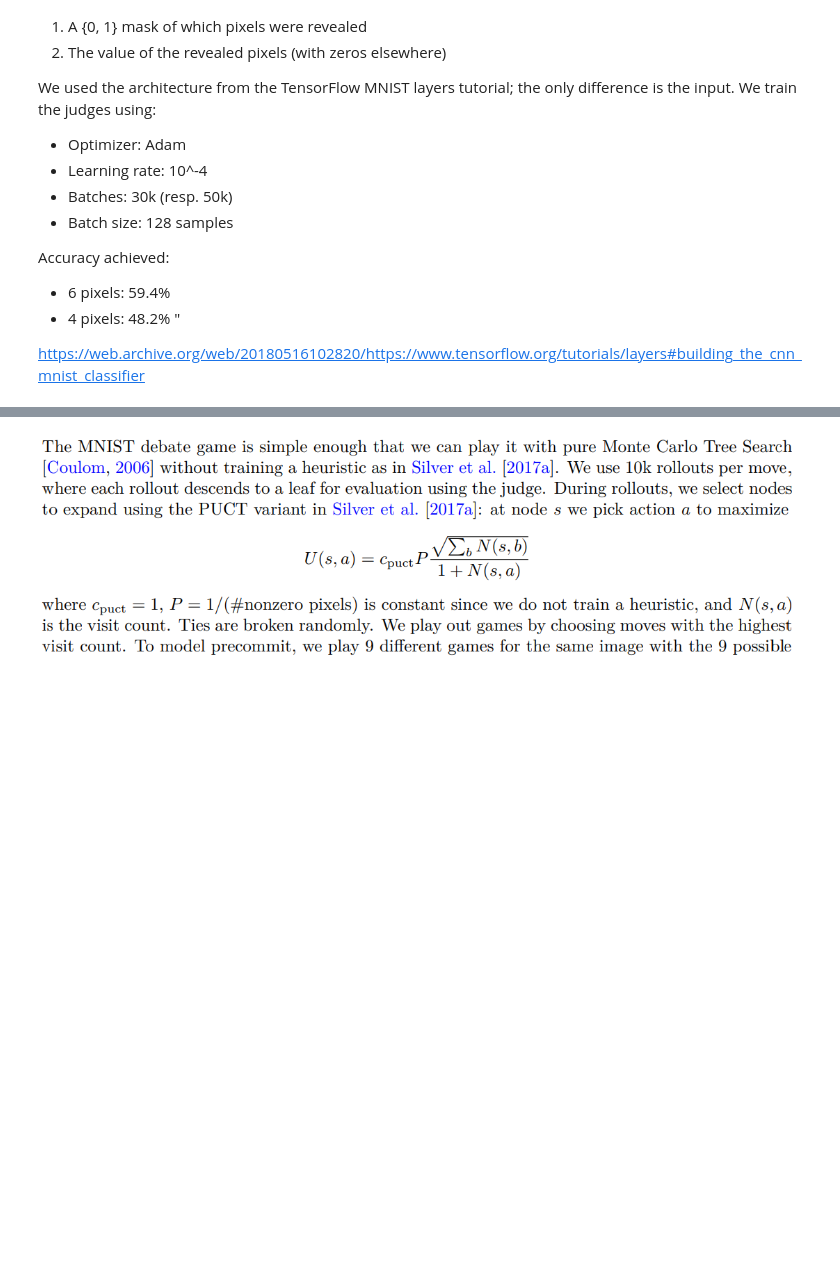
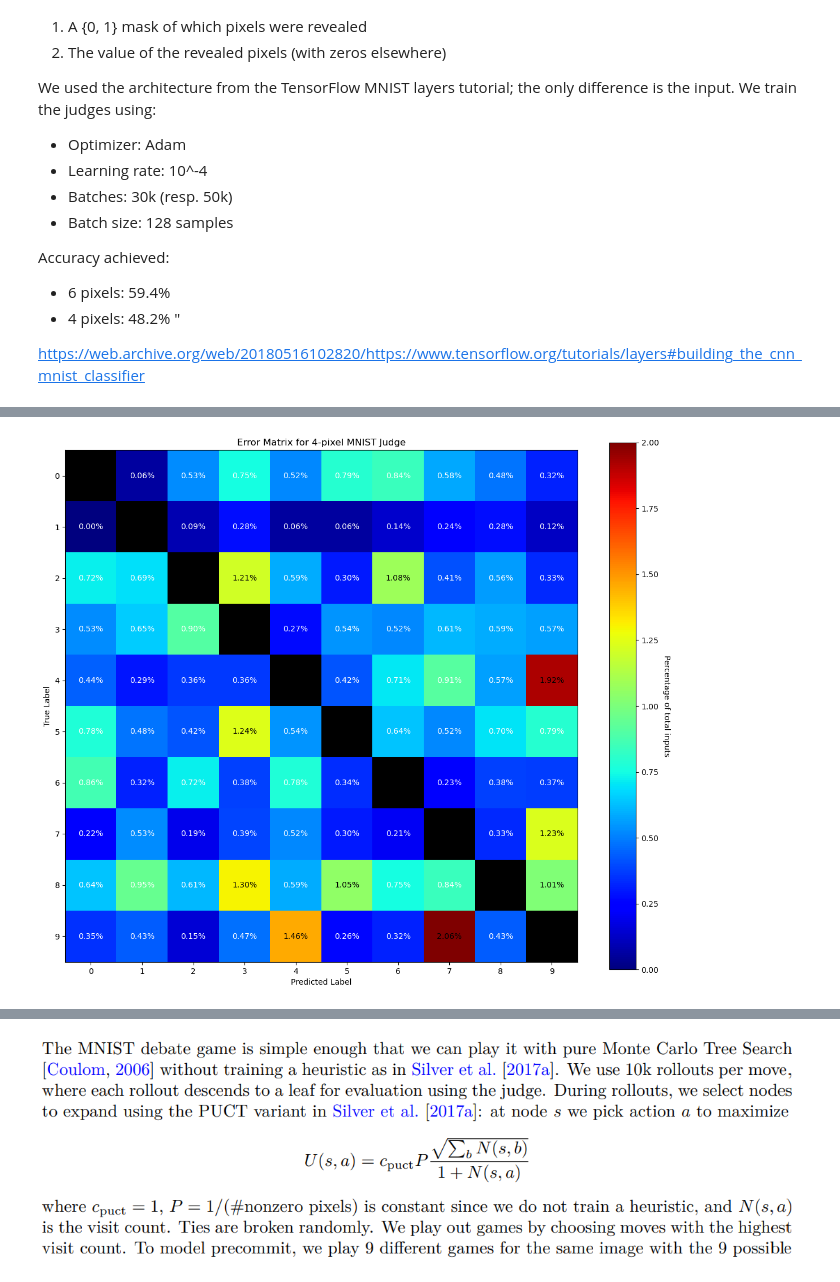
Before and after one commit to Jackmastr/debate-game-replication, a Jupyter notebook: notebooks/sandbox1.ipynb, the cells around one changed output, grey strips where cells are left out. Drawn from its saved outputs; the diff is of its cells as text; code cells hidden in the pictures; blank space fills up the shorter version.

```diff
--- a/notebooks/sandbox1.ipynb
+++ b/notebooks/sandbox1.ipynb
@@ -264,39 +299,39 @@ with torch.no_grad():
         outputs = model(inputs)
         _, predicted = torch.max(outputs, 1)
         for t, p in zip(labels.view(-1), predicted.view(-1)):
-            if t != p:  # Only count errors
-                error_matrix[t.long(), p.long()] += 1
+            error_matrix[t.long(), p.long()] += 1
             total_per_class[t.long()] += 1
 
 # Convert to percentages of total inputs
 error_matrix_percent = error_matrix / len(test_dataset) * 100
 
 # Create heatmap
 plt.figure(figsize=(12, 10))
 cmap = plt.cm.jet
 cmap.set_bad('black')  # Set the color for masked values to black
 
 masked_error_matrix = np.ma.array(
     error_matrix_percent.numpy(), mask=np.eye(10))  # Mask diagonal
 im = plt.imshow(masked_error_matrix, cmap=cmap, vmin=0, vmax=2)
 
 # Create colorbar
 cbar = plt.colorbar(im)
 cbar.set_label('Percentage of total inputs', rotation=270, labelpad=15)
 
 # Add text annotations
 for i in range(10):
     for j in range(10):
-        if i != j:  # Skip diagonal elements
-            text = plt.text(j, i, f'{error_matrix_percent[i, j]:.2f}%',
-                            ha="center", va="center", color="white" if error_matrix_percent[i, j] < 1 else "black")
+        text = plt.text(j, i, f'{error_matrix_percent[i, j]:.2f}%',
+                        ha="center", va="center", color="white" if error_matrix_percent[i, j] < 1 else "black")
 
 plt.title(f'Error Matrix for {num_pixels}-pixel MNIST Judge')
 plt.xlabel('Predicted Label')
 plt.ylabel('True Label')
 plt.xticks(range(10))
 plt.yticks(range(10))
 plt.tight_layout()
+# %% [output]
+[figure, added]
 # %%
 # Create error matrix
 error_matrix = torch.zeros(10, 10)
```
Also changed, not shown: parts of 11 cells of this notebook, 1 other file.
